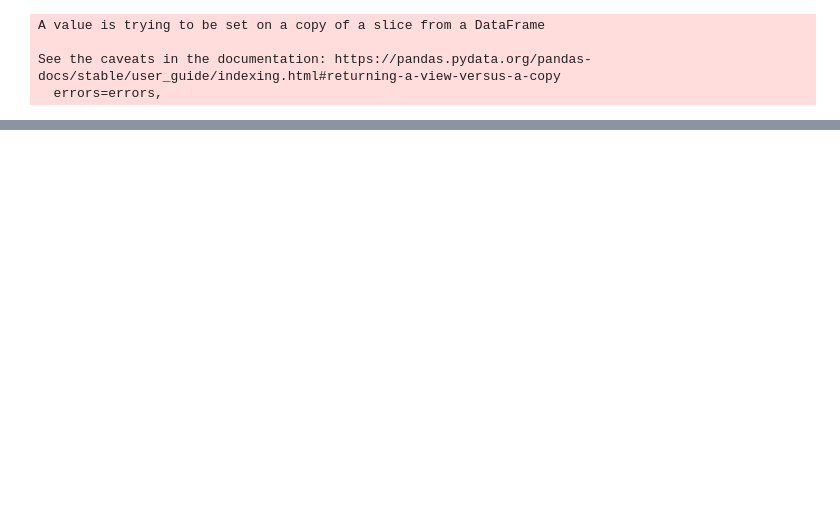
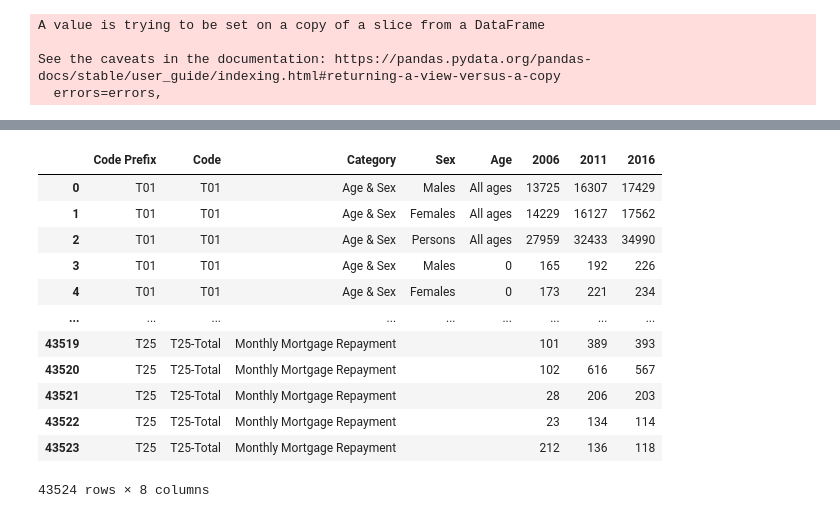
Before and after one commit to JDICKENSON91/Final-Project, a Jupyter notebook: ETL/ETL.ipynb, the cells around one changed output, grey strips where cells are left out. Saved outputs shown, nothing was run; the diff lists cells and outputs as text; code cells hidden in the pictures; blank space fills up the shorter version.

```diff
--- a/ETL/ETL.ipynb
+++ b/ETL/ETL.ipynb
@@ -176,0 +367,24 @@ ABS_T12_TVP
+# %%
+ABS_TVP_FinalData = ABS_TVP_FinalData.replace(np.nan, '', regex=True)
+# %%
+ABS_TVP_FinalData['Code Prefix'] = ABS_TVP_FinalData['Code Prefix'].replace('-', '', regex=True)
+# %%
+ABS_TVP_FinalData = ABS_TVP_FinalData .reset_index(drop=True)
+# %%
+ABS_TVP_FinalData = ABS_TVP_FinalData[['Code Prefix','Code','Category','Sex','Age','2006','2011','2016']]
+# %%
+ABS_TVP_FinalData
+# %% [output]
+|  | Code Prefix | Code | Category | Sex | Age | 2006 | 2011 | 2016 |
+| 0 | T01 | T01 | Age & Sex | Males | All ages | 13725 | 16307 | 17429 |
+| 1 | T01 | T01 | Age & Sex | Females | All ages | 14229 | 16127 | 17562 |
+| 2 | T01 | T01 | Age & Sex | Persons | All ages | 27959 | 32433 | 34990 |
+| 3 | T01 | T01 | Age & Sex | Males | 0 | 165 | 192 | 226 |
+| 4 | T01 | T01 | Age & Sex | Females | 0 | 173 | 221 | 234 |
+| ... | ... | ... | ... | ... | ... | ... | ... | ... |
+| 43519 | T25 | T25-Total | Monthly Mortgage Repayment |  |  | 101 | 389 | 393 |
+| 43520 | T25 | T25-Total | Monthly Mortgage Repayment |  |  | 102 | 616 | 567 |
+| 43521 | T25 | T25-Total | Monthly Mortgage Repayment |  |  | 28 | 206 | 203 |
+| 43522 | T25 | T25-Total | Monthly Mortgage Repayment |  |  | 23 | 134 | 114 |
+| 43523 | T25 | T25-Total | Monthly Mortgage Repayment |  |  | 212 | 136 | 118 |
+43524 rows × 8 columns
```
Also changed, not shown: parts of 25 cells of this notebook, 1 other file.
